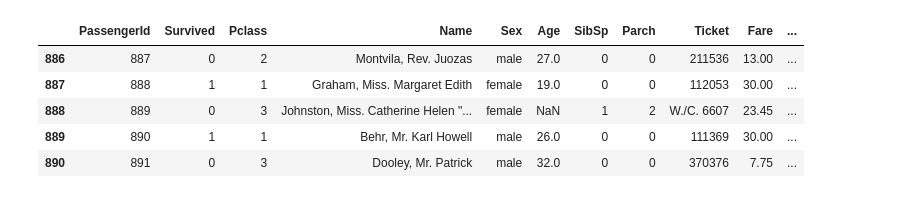
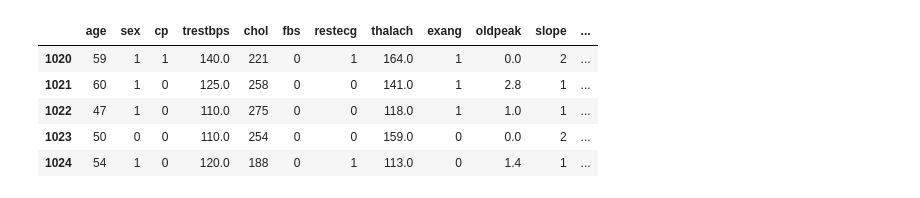
Before and after one commit to MaryamS5/ML_Work, a Jupyter notebook: Untitled0.ipynb, the cells around one changed output. Cells and saved outputs as stored; diff of their text form; code cells hidden in the pictures.

```diff
--- a/Untitled0.ipynb
+++ b/Untitled0.ipynb
@@ -33,2 +46,3 @@ import seaborn as sns
 # %%
-train=pd.read_csv('/content/drive/MyDrive/train.csv')
+heart = pd.read_csv("/content/drive/MyDrive/assigment 2/heart.csv")
+heart.head()
@@ -108,9 +56,9 @@ train.head()
 # %%
-train.tail()
+heart.tail()
 # %% [output]
-|  | PassengerId | Survived | Pclass | Name | Sex | Age | SibSp | Parch | Ticket | Fare | ... |
-| 886 | 887 | 0 | 2 | Montvila, Rev. Juozas | male | 27.0 | 0 | 0 | 211536 | 13.00 | ... |
-| 887 | 888 | 1 | 1 | Graham, Miss. Margaret Edith | female | 19.0 | 0 | 0 | 112053 | 30.00 | ... |
-| 888 | 889 | 0 | 3 | Johnston, Miss. Catherine Helen "... | female | NaN | 1 | 2 | W./C. 6607 | 23.45 | ... |
-| 889 | 890 | 1 | 1 | Behr, Mr. Karl Howell | male | 26.0 | 0 | 0 | 111369 | 30.00 | ... |
-| 890 | 891 | 0 | 3 | Dooley, Mr. Patrick | male | 32.0 | 0 | 0 | 370376 | 7.75 | ... |
+|  | age | sex | cp | trestbps | chol | fbs | restecg | thalach | exang | oldpeak | slope | ... |
+| 1020 | 59 | 1 | 1 | 140.0 | 221 | 0 | 1 | 164.0 | 1 | 0.0 | 2 | ... |
+| 1021 | 60 | 1 | 0 | 125.0 | 258 | 0 | 0 | 141.0 | 1 | 2.8 | 1 | ... |
+| 1022 | 47 | 1 | 0 | 110.0 | 275 | 0 | 0 | 118.0 | 1 | 1.0 | 1 | ... |
+| 1023 | 50 | 0 | 0 | 110.0 | 254 | 0 | 0 | 159.0 | 0 | 0.0 | 2 | ... |
+| 1024 | 54 | 1 | 0 | 120.0 | 188 | 0 | 1 | 113.0 | 0 | 1.4 | 1 | ... |
```
Also changed, not shown: parts of 28 cells of this notebook.
